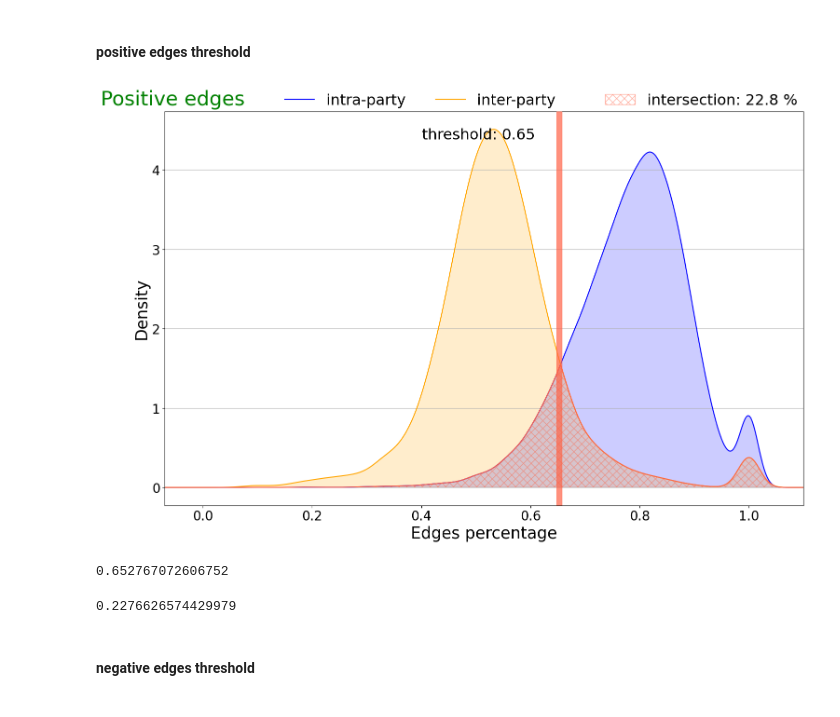
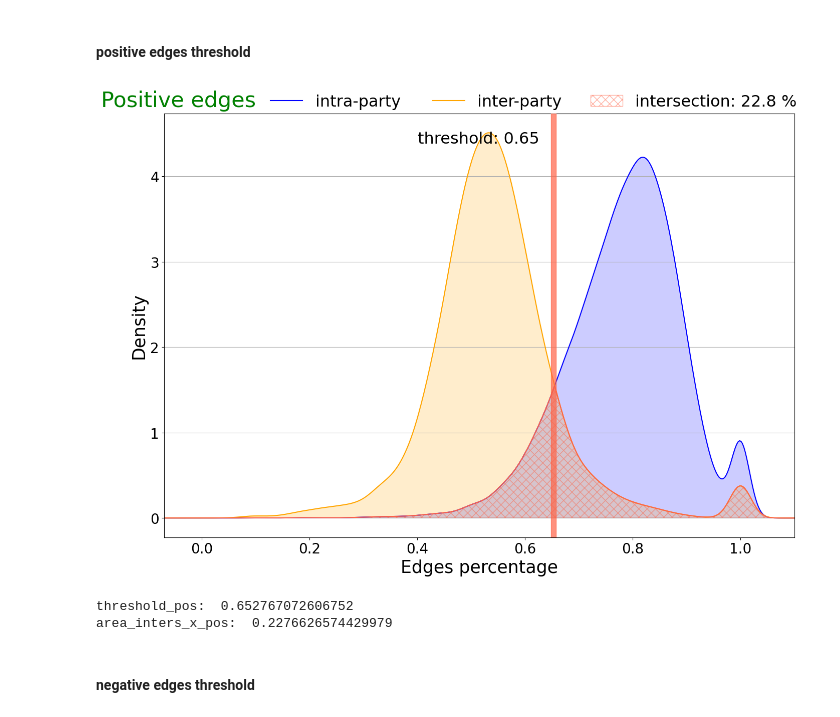
Before and after one commit to LeonardoAgasso/USA_Congress_SigNet, a Jupyter notebook: notebooks/create_edgelist.ipynb, the cells around one changed output. Drawn from its saved outputs; the diff is of its cells as text; code cells hidden in the pictures.

```diff
--- a/notebooks/create_edgelist.ipynb
+++ b/notebooks/create_edgelist.ipynb
@@ -43,7 +50,7 @@ party_codes.head()
 # %% [markdown]
 #### example of a congressional vote csv. here we have all roll call votes of the 77th congress.
 # %%
-congress_77 = pd.read_csv(data_dir + 'download_votes_merged/congress_077.csv')
+congress_77 = pd.read_csv('../dataset/download_votes_merged/congress_077.csv')
 congress_77.head()
 # %% [output]
 |  | bill_number | id | description | chamber | date | vote_desc | vote_result | congress | rollnumber | ... |
@@ -92,19 +79,9 @@ res = plot_votes_per_congress()
 # %% [markdown]
 #### we create a dataframe that contains some information for every politician who has been in the US Congress for at least one time.
 #### for example, we have a list of all the congresses he has been part of and all the parties he has been in.
-# %%
-def create_members_df():
-    temp_congress = members.groupby('icpsr', as_index=False)[['congress']].agg(lambda x: list(x))       # group by icpsr and aggregate the congress numbers into a list
-    temp_party = members.groupby('icpsr', as_index=False)[['party_code']].agg(lambda x: list(set(x)))   # group by icpsr and aggregate the party codes into a list
-    temp_congress = temp_congress.merge(temp_party)                                                     # merge the two dataframes
-    temp_congress['bioname'] = temp_congress['icpsr'].map(members[['icpsr', 'bioname']].set_index('icpsr').to_dict()['bioname'])
-    temp_congress['state_abbrev'] = temp_congress['icpsr'].map(members[['icpsr', 'state_abbrev']].set_index('icpsr').to_dict()['state_abbrev'])
-    party_codes_dic = party_codes[['party_name', 'party_code']].set_index('party_code').to_dict()['party_name']
-    temp_congress['party_name'] = temp_congress['party_code'].apply(lambda x: [party_codes_dic[y] for y in x])
-    return temp_congress
 # %%
-members = create_members_df()
-members
+members = create_members_df(members, party_codes)
+members.head()
 # %% [output]
 |  | icpsr | congress | party_code | bioname | state_abbrev | party_name |
 | 0 | 1 | [82] | [200] | AANDAHL, Fred George | ND | [Republican] |
@@ -226,0 +151,3 @@ edgelist.head()
+# %%
+edgelist = edgelist_from_congress(congress_77, members_party_dict)
+edgelist.head()
@@ -317,17 +165,15 @@ def plot_kde(df, weight, congress):
 # %% [markdown]
 #### positive edges threshold
 # %%
-threshold_pos, area_inters_x_pos = plot_kde(edgelist, 1, str(77))
+threshold_pos, area_inters_x_pos = plot_kde(edgelist, 1)
 # %% [output]
-[figure, old version]
+[figure, new version]
 # %%
-threshold_pos
+print('threshold_pos: ', threshold_pos)
+print('area_inters_x_pos: ', area_inters_x_pos)
 # %% [output]
-0.652767072606752
+threshold_pos:  0.652767072606752
+area_inters_x_pos:  0.2276626574429979
-# %%
-area_inters_x_pos
-# %% [output]
-0.2276626574429979
 # %% [markdown]
 #### negative edges threshold
 # %%
```
Also changed, not shown: parts of 21 cells of this notebook, 1 other file.
